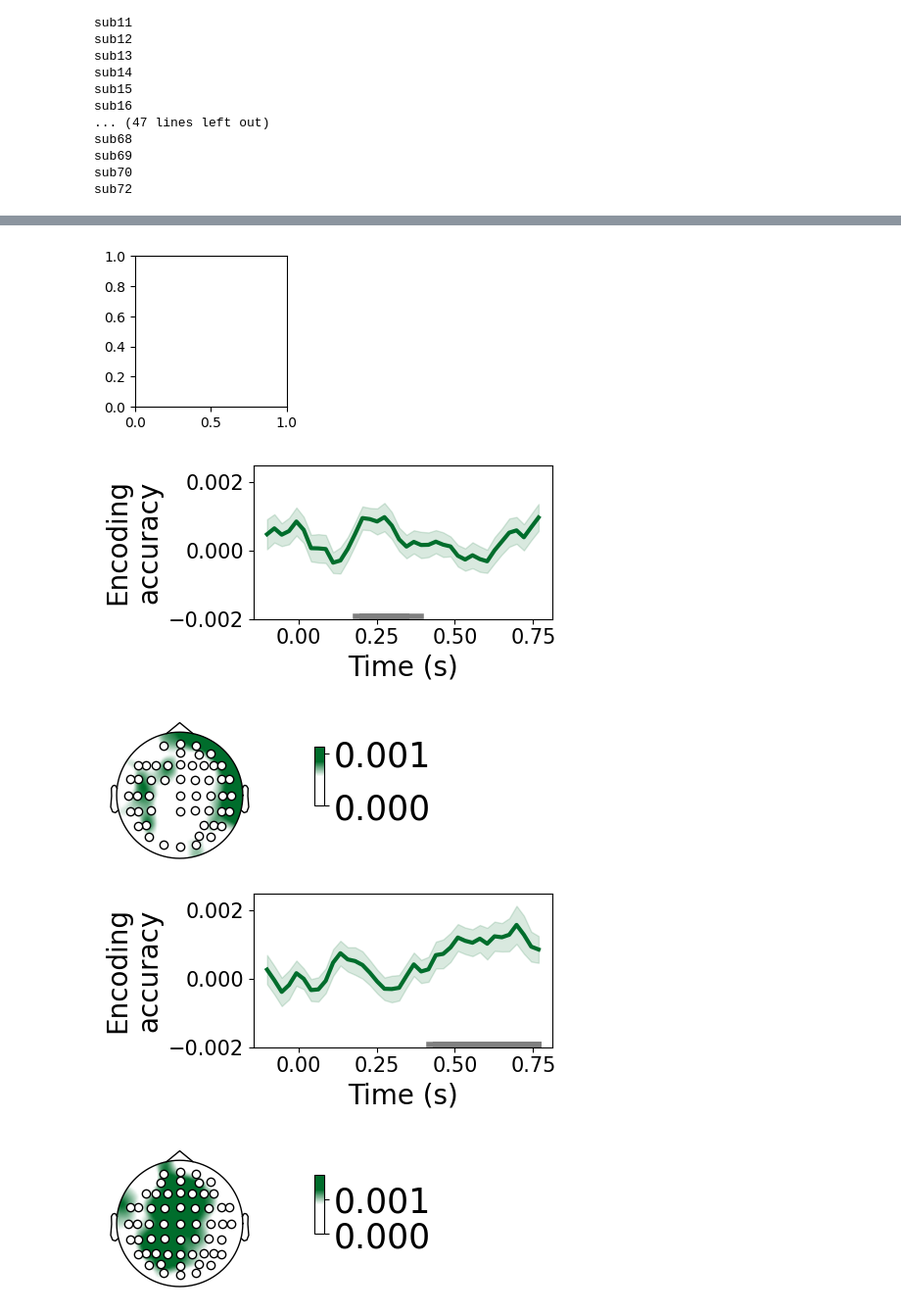
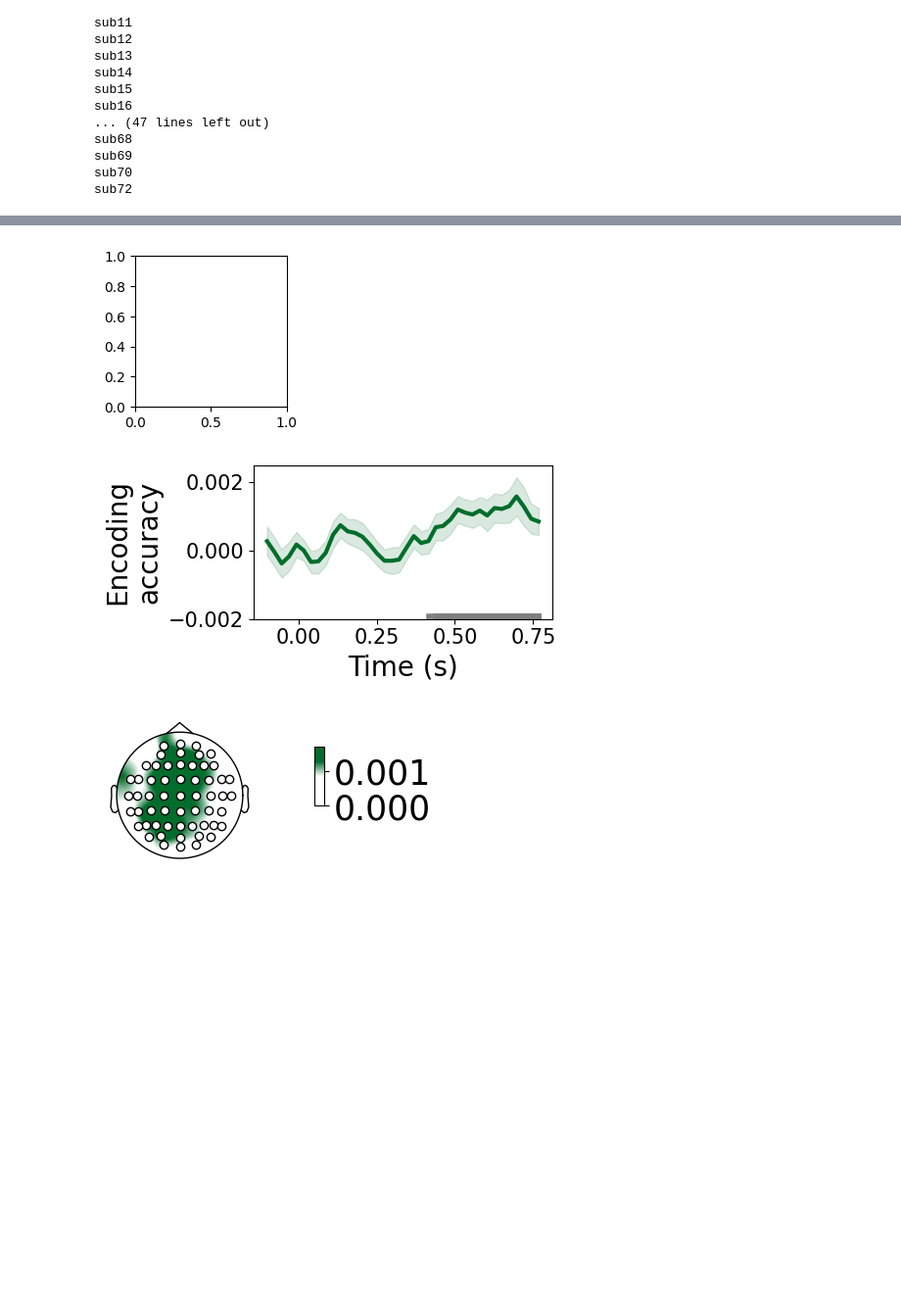
Before and after one commit to vivienbarchet/compensage, a Jupyter notebook: trf_analysis/load_tr_acc_ling.ipynb, the cells around one changed output, grey strips where cells are left out. Shown at 98% size. Cells and saved outputs as stored; diff of their text form; code cells hidden in the pictures; blank space fills up the shorter version.

Commit message:
update topos

```diff
--- a/trf_analysis/load_tr_acc_ling.ipynb
+++ b/trf_analysis/load_tr_acc_ling.ipynb
@@ -18,7 +18,7 @@ subjects = ['sub05','sub06', 'sub07', 'sub08','sub09','sub10','sub11','sub12','s
 acctr = []
 for subject in subjects:
     print(subject)
-    acc_unshuff = pd.read_csv("../trf_results/{s}/fits_linguistic_{s}_within_nb_stan.csv".format(s=subject))
+    acc_unshuff = pd.read_csv("/data/pt_03123/trf_results_extra/{s}/pad_multi/fits_linguistic_ws_{s}_within_nb_stan.csv".format(s=subject))
 
 
     acc_shuff = []
@@ -29,7 +29,7 @@ for subject in subjects:
     numit = 50
     for feat in feats:
         for it in range(0,numit):
-            shuff = pd.read_csv("../trf_results/{s}/shuffle/fits_linguistic_{s}_{i}_{f}_within_nb_stan.csv".format(s = subject, i = it, f = feat))
+            shuff = pd.read_csv("/data/pt_03123/trf_results_extra/{s}/shuffle/fits_linguistic_pad_ws_{s}_{i}_{f}_within_nb_stan.csv".format(s = subject, i = it, f = feat))
             shuff['feature'] = shuff['feature_shuffle']
             shuff['subject'] = subject
             acc_shuff.append(shuff)
@@ -91,7 +91,7 @@ for f,fdf in acctr.groupby('feature'):
 
     #Create adjacency
     subject="sub05"
-    eeg_path = "./eeg_mne/saved_{sub}_new-epo.fif".format(sub = subject)
+    eeg_path = "../../eeg_mne/saved_{sub}_new-epo.fif".format(sub = subject)
 
     ep = mne.read_epochs(eeg_path)
     ep = ep.drop_channels(['A1', 'A2'])
@@ -158,7 +158,7 @@ for f,fdf in acctr.groupby('feature'):
     for sar in datalist:
 
         bool_mask = signi_times_t == 1
-        print(bool_mask)
+
         #Filter only for time
         time_points_with_true = np.any(bool_mask, axis=1)
 
@@ -240,14 +239,7 @@ for ifeat, feat in enumerate(feats):
 
     fig,ax=plt.subplots(figsize=[5,2.5], ncols = 1)
 
-    cdict = {"ac_target": "#006D2C","ac_dis":"#54278F",
-                "onsets_target": "#006D2C", "onsets_target_incor": "#00838CFF", "onsets_dis":"#54278F", "onsets_dis_incor":"#525DA6FF",
-                "ling_word_target": "#006D2C", "ling_word_target_incor": "#00838CFF", "ling_word_dis":"#54278F", "ling_word_dis_incor":"#525DA6FF",
-                "ling_phone_target": "#006D2C", "ling_phoneme_target_incor": "#00838CFF", "ling_phone_dis":"#54278F", "ling_phoneme_dis_incor":"#525DA6FF"
-                ,"acon_target": "#006D2C","acon_dis":"#54278F",
-                "ling_target": "#006D2C","ling_dis":"#54278F",
-            "ws_target": "#006D2C","ws_dis":"#54278F",
-            "we_target": "#006D2C","we_dis":"#54278F"}
+    cdict = {"ling_word_target": "#006D2C",  "ling_word_dis":"#54278F"}
 
     cmap = clr.LinearSegmentedColormap.from_list('custom blue', ['white','white','white', cdict["ling_word_target"], cdict["ling_word_target"]], N=256)
 
@@ -255,31 +247,23 @@ for ifeat, feat in enumerate(feats):
     ax.fill_between(dat_std['x'],  dat_std['fitsub'] + dat_std['std'], dat_std['fitsub'] - dat_std['std'],
                        alpha = .15, color = cdict[feat])
 
-   # ax.legend()
     ax.set_xlabel("Time (s)",size=20)
     ax.set_ylabel("Encoding\naccuracy",size=20)
 
     ax.tick_params(axis='both', which='major', labelsize=15)
 
-    # ax.axhline(y=-0.0022, color='grey', linestyle='-', linewidth = 5, alpha = .5, xmin = 0.57, xmax = 0.96)
     plt.plot(dat_std['x'], t*0+0.02, lw=4, transform=ax.get_xaxis_transform(), color = "grey")
     plt.ylim((-0.002,0.0025))
     fig.tight_layout()
 
 
 
-    #Define topo windows
-    windows = {'ling_phone_dis':[0.25, 0.35], 'ling_phone_target': [0.2, 0.4], 'ling_word_dis':[0.4, 0.5], 'ling_word_target':[0.5, 0.6],
-              'ws_target':[0.4, 0.6], 'ws_dis':[0.4, 0.6],
-              'we_target':[0.4, 0.6], 'we_dis':[0.4, 0.6]}
-
-    #plt.hlines(y = 0.04, xmin = windows[feat][0], xmax = windows[feat][1],transform=ax.get_xaxis_transform(), lw=4, color = "black")
-    plt.savefig("../figures/{f}_tracc.svg".format(f = feat))
+#    plt.savefig("../figures/{f}_tracc.svg".format(f = feat))
 
 
 
 
-    #PLot the topomap for the selected windows
+    #PLot the topomap for the significant windows
 
 
     fig,ax = plt.subplots(ncols = 1, figsize = (2,2))
@@ -311,22 +295,11 @@ for ifeat, feat in enumerate(feats):
 
         data = f['fitsub']
 
-        # Load the standard 10-20 montage
         montage = mne.channels.make_standard_montage('biosemi64')
-
-        # Extract all positions from the montage
         pos = montage.get_positions()['ch_pos']
-
-        # Filter positions to include only those channels in your DataFrame
         pos = {ch: pos[ch] for ch in f['channel'].tolist()}
 
-
         info.set_montage(montage)
-
-
-        # Convert positions to an array in the correct order
-        pos_array = np.array([pos[ch][:2] for ch in f['channel'].tolist()])
-
 
 
 
@@ -335,7 +308,6 @@ for ifeat, feat in enumerate(feats):
                                      sensors = False,extrapolate="head", ch_type = "eeg", show=False, axes=ax,
                                         mask_params = dict(marker='o', markerfacecolor='white', markeredgecolor='black',
                                         markersize=6),cmap=cmap
-                                     #vlim= (0, maxv)
         )
 
 
@@ -348,5 +320,5 @@ for ifeat, feat in enumerate(feats):
         clb.ax.tick_params(labelsize=25)
 
 
-        plt.savefig("../figures/topo_trwind_{f}.svg".format(f = feat), bbox_inches = "tight")
+      #  plt.savefig("../figures/topo_trwind_{f}.svg".format(f = feat), bbox_inches = "tight")
 # %% [output]
@@ -354,7 +326,5 @@ for ifeat, feat in enumerate(feats):
 [figure]
-[figure, old version]
+[figure, new version]
-[figure, old version]
+[figure, new version]
-[figure, removed]
-[figure, removed]
 # %%
 
```
Also changed, not shown: parts of 3 cells of this notebook, 1 other file.
